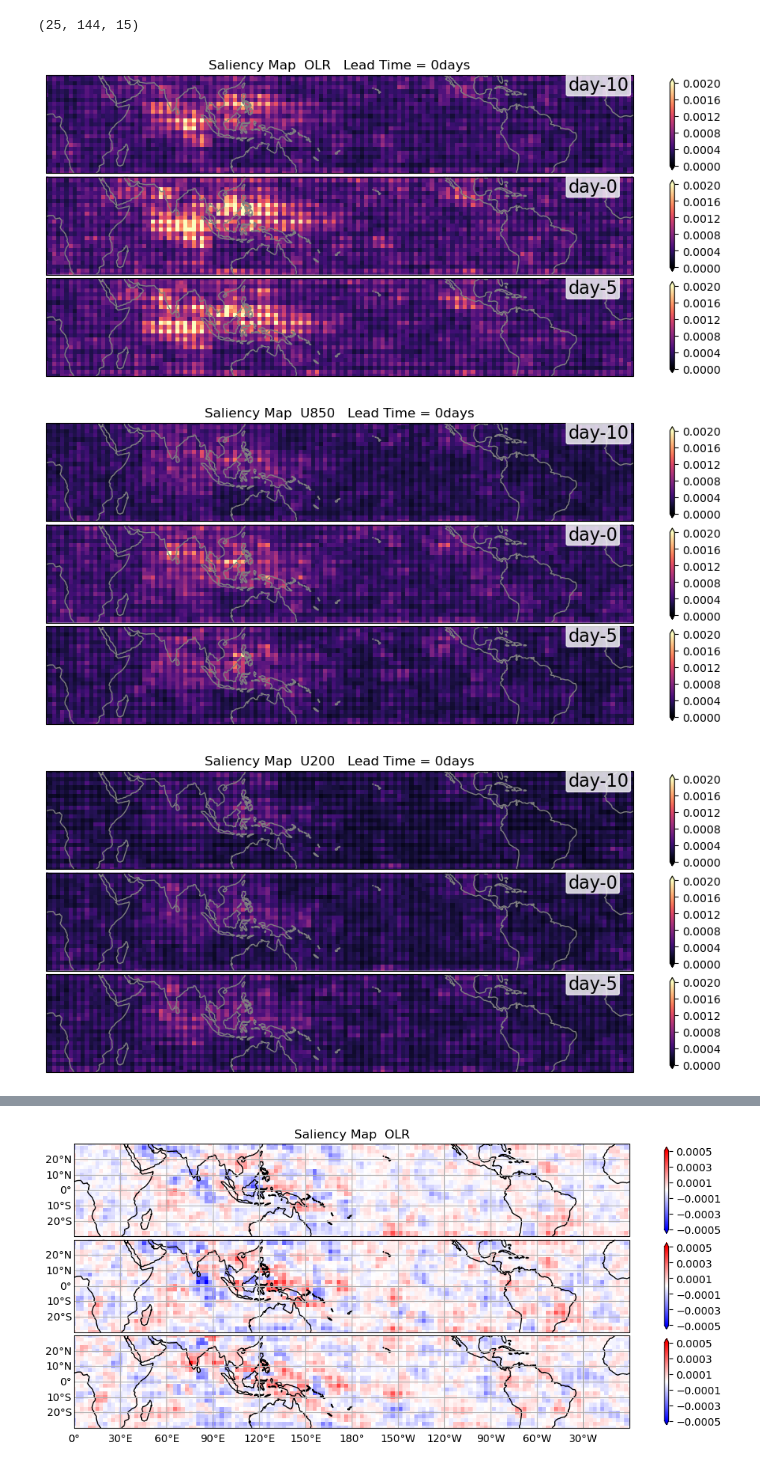
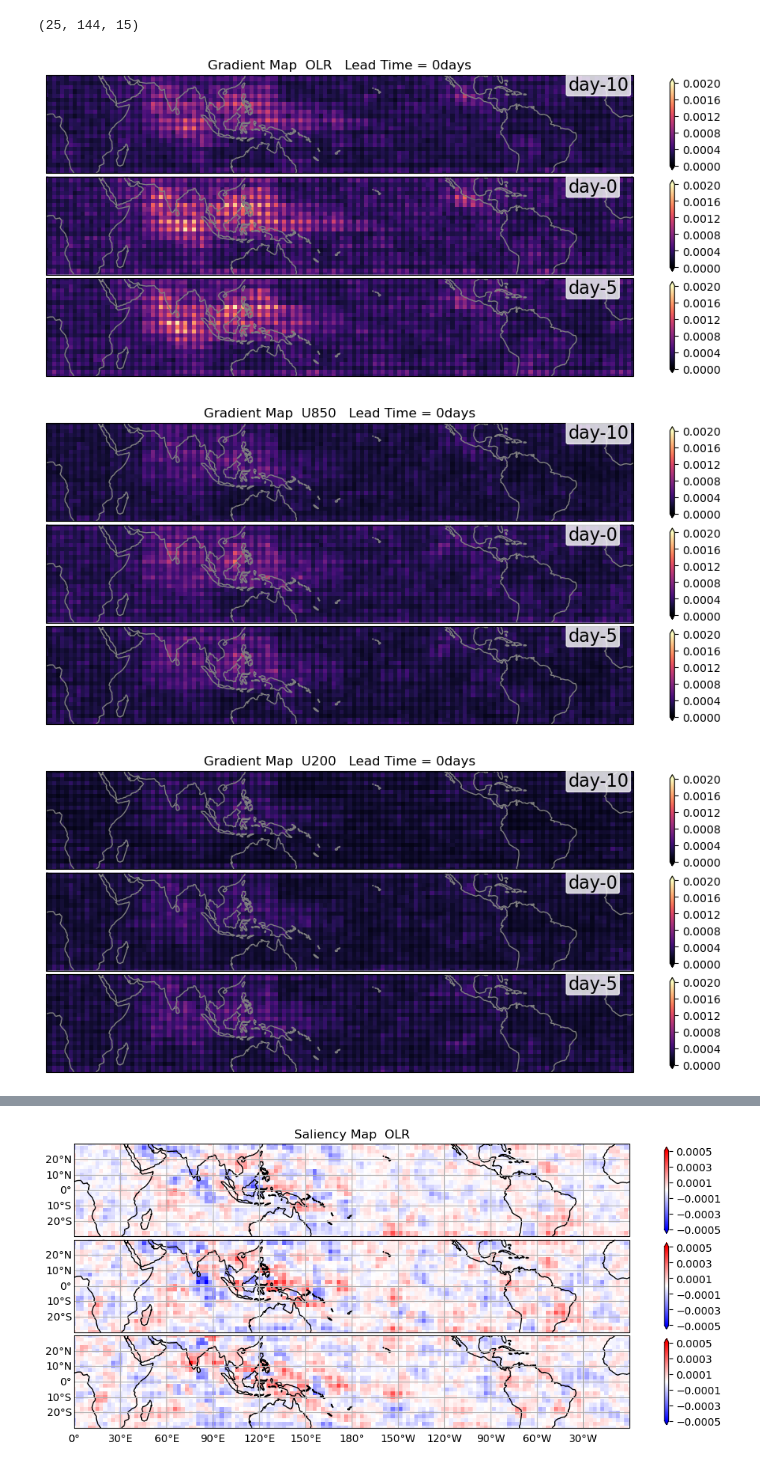
Before and after one commit to Yuumae1/machine_learning, a Jupyter notebook: notebook/saliency_map.ipynb, the cells around one changed output, grey strips where cells are left out. Drawn from its saved outputs; the diff is of its cells as text; code cells hidden in the pictures.

```diff
--- a/notebook/saliency_map.ipynb
+++ b/notebook/saliency_map.ipynb
@@ -10,11 +10,10 @@ import cartopy.crs as ccrs
 import cartopy.feature as cfeature
 import pandas as pd
 
-data = np.load('/home/maeda/machine_learning/results/kikuchi-7vals_v1/saliency-map/5vals/grads_0day.npz')
-print(data.files)
+data6 = np.load('/home/maeda/machine_learning/results/kikuchi-7vals_v1/saliency-map/lt-0day/grads_0day_Jun.npz')
+data7 = np.load('/home/maeda/machine_learning/results/kikuchi-7vals_v1/saliency-map/lt-0day/grads_0day_Jul.npz')
+data8 = np.load('/home/maeda/machine_learning/results/kikuchi-7vals_v1/saliency-map/lt-0day/grads_0day_Aug.npz')
+
+print(data6.files)
 # %% [output]
 ['grads']
-# %%
-grads = data['grads']
-print(grads.shape)
-lead_time = 0
@@ -22,0 +20,6 @@ lead_time = 0
+# %%
+grads6 = data6['grads']
+grads7 = data7['grads']
+grads8 = data8['grads']
+print(grads6.shape, grads7.shape, grads8.shape)
+lead_time = 0
@@ -54,40 +59,41 @@ for jj in range(5):
 [figure]
 [figure]
 # %%
-grad_std = np.std(grads, axis=0)
-grad_mean = np.mean(grads, axis=0)
+grad_std6 = np.std(grads6, axis=0)
+grad_std7 = np.std(grads7, axis=0)
+grad_std8 = np.std(grads8, axis=0)
 
-print(grad_std.shape)
+print(grad_std6.shape)
 # %% [output]
 (25, 144, 15)
 # %%
 name_box = ['OLR', 'U850', 'U200', 'H850', 'Precipitable Water']
 lag_box = ['day-0', 'day-5', 'day-10']
 for jj in range(5):
     fig = plt.figure(figsize=(12,5))
     for cc in range(3):
         ax=fig.add_subplot(3,1,cc+1, projection=ccrs.PlateCarree(central_longitude=180))
         # 上下の余白を調整
         plt.subplots_adjust(hspace=0)
         ax.set_extent([-180, 180, -30, 30], crs=ccrs.PlateCarree())
         #gl = ax.gridlines(crs=ccrs.PlateCarree(), draw_labels=True)
         gl.top_labels = False     # 上部の経度のラベルを消去
         if cc != 2:
             gl.bottom_labels = False
         gl.xlocator = mticker.FixedLocator(np.arange(-180, 180, 30)) # 経度線
         gl.ylocator = mticker.FixedLocator(np.arange(-30, 30, 10)) # 緯度線
         ax.coastlines(color='gray')
 
         lon = np.linspace(0, 360, 144)
         lat = np.linspace(30, -30, 25)
         x, y = np.meshgrid(lon-180.0, lat) # 経度、緯度データ
-        cntr = ax.pcolormesh(x, y, grad_std[:,:,3*jj+cc], vmax=0.002, vmin=0, cmap='magma')
+        cntr = ax.pcolormesh(x, y, grad_std7[:,:,3*jj+cc], vmax=0.002, vmin=0, cmap='magma')
         cbar = fig.colorbar(cntr,ticks = np.linspace(0, 0.002, 6), extend='both', orientation='vertical', shrink=0.9)
         ax.text(140, 24, lag_box[cc-1], fontsize=16, ha='left', va='center', bbox=dict(facecolor='w', edgecolor='w', boxstyle='round,pad=0.1', alpha=0.8))
         if cc == 0:
             ax.set_title('Gradient Map  ' + str(name_box[jj]) + '   Lead Time = ' + str(lead_time) + 'days')
         ax.axis((-180, 180, -30, 30))
 # %% [output]
-[figure, old version]
+[figure, new version]
-[figure, old version]
+[figure, new version]
-[figure, old version]
+[figure, new version]
```
Also changed, not shown: parts of 4 cells of this notebook, 1 other file.
